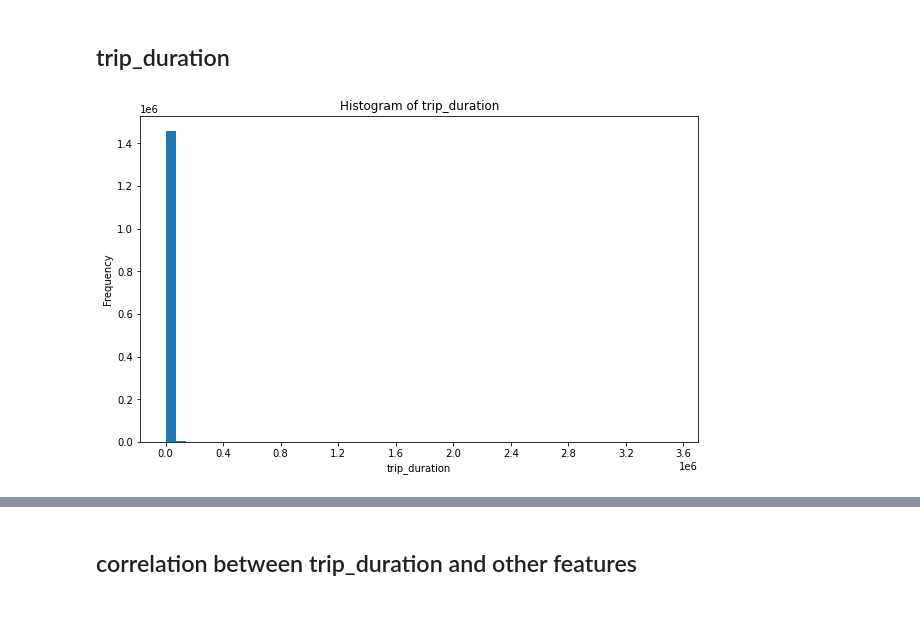
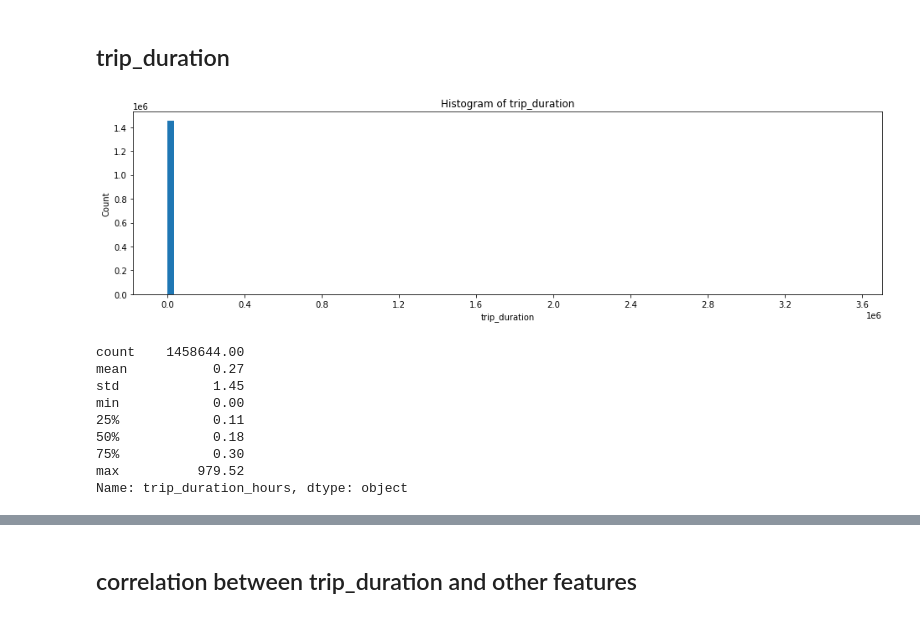
Before and after one commit to yousefelmahdy/Taxi-Trip-Duration-BD, a Jupyter notebook: EDA.ipynb, the cells around one changed output, grey strips where cells are left out. Saved outputs shown, nothing was run; the diff lists cells and outputs as text; code cells hidden in the pictures.

```diff
--- a/EDA.ipynb
+++ b/EDA.ipynb
@@ -88,16 +89,28 @@ def categorical_histogram(data, column):
 
 
 def numerical_histogram(data, column):
-    plt.figure(figsize=(10, 6))
-    plt.hist(data[column].values, bins=50)
-    plt.xlabel(column)
-    plt.ylabel('Frequency')
-    plt.title('Histogram of ' + column)
+    fig, axs = plt.subplots(1, 1, figsize=(16, 4))
+    # the x axis should be not be in float format
+    axs.xaxis.set_major_locator(MaxNLocator(integer=True))
+    # split the histogram into 100 bins
+    axs.hist(data[column], bins=100)
 
-    # Set the x-axis tick locator to display integers
-    plt.gca().xaxis.set_major_locator(MaxNLocator(integer=True))
 
+    axs.set_title('Histogram of '+column)
+    axs.set_xlabel(column)
+    axs.set_ylabel('Count')
     plt.show()
+
+def numerical_histogram_columns(data, columns):
+    fig, axs = plt.subplots(1, len(columns), figsize=(16, 4))
+    for i in range(len(columns)):
+        # split the histogram into 100 bins
+        axs[i].hist(data[columns[i]], bins=100)
+        #axs[i].hist(data[columns[i]])
+        axs[i].set_title('Histogram of '+columns[i])
+        axs[i].set_xlabel(columns[i])
+        axs[i].set_ylabel('Count')
+    plt.show()
 # %% [markdown]
 ## vendor_id
 # %%
@@ -148,7 +161,19 @@ Name: store_and_fwd_flag, dtype: int64
 * most of the trips are not stored and forwarded In other words, there was a direct connection between the vehicle and the server, allowing the trip data to be sent without the need for temporary storage.
 # %% [markdown]
 ## trip_duration
-# %%
-numerical_histogram(train_df, "trip_duration")
-# %% [output]
-[figure, removed]
+# %%
+numerical_histogram(train_df, "trip_duration")
+## train_df['trip_duration'].describe() but make float point to .2f and divide by 3600 to get hours
+train_df['trip_duration_hours'] = train_df['trip_duration']/3600
+train_df['trip_duration_hours'].describe().apply(lambda x: format(x, '.2f'))
+# %% [output]
+[figure, added]
+count    1458644.00
+mean           0.27
+std            1.45
+min            0.00
+25%            0.11
+50%            0.18
+75%            0.30
+max          979.52
+Name: trip_duration_hours, dtype: object
```
Also changed, not shown: parts of 7 cells of this notebook.
